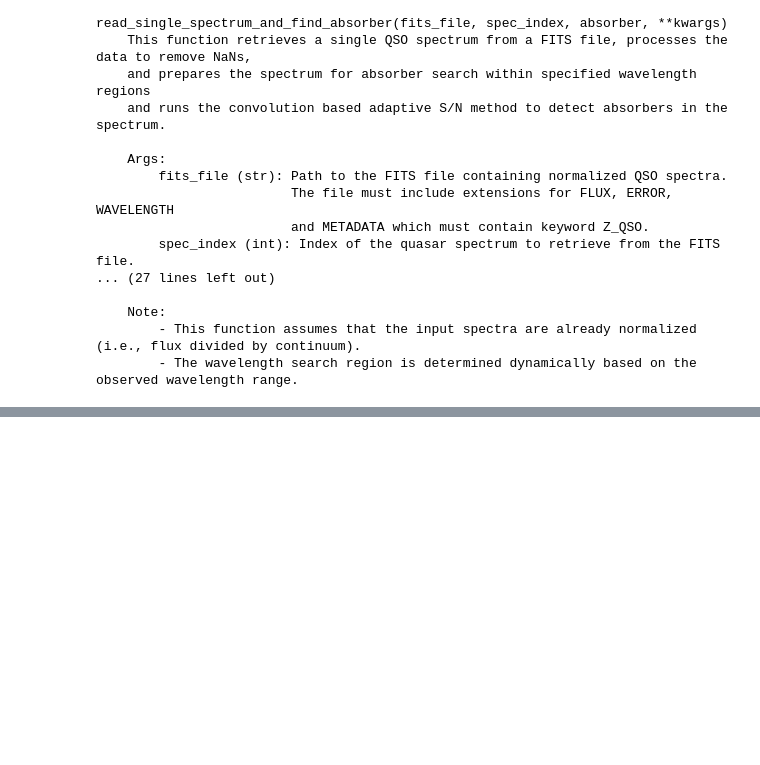
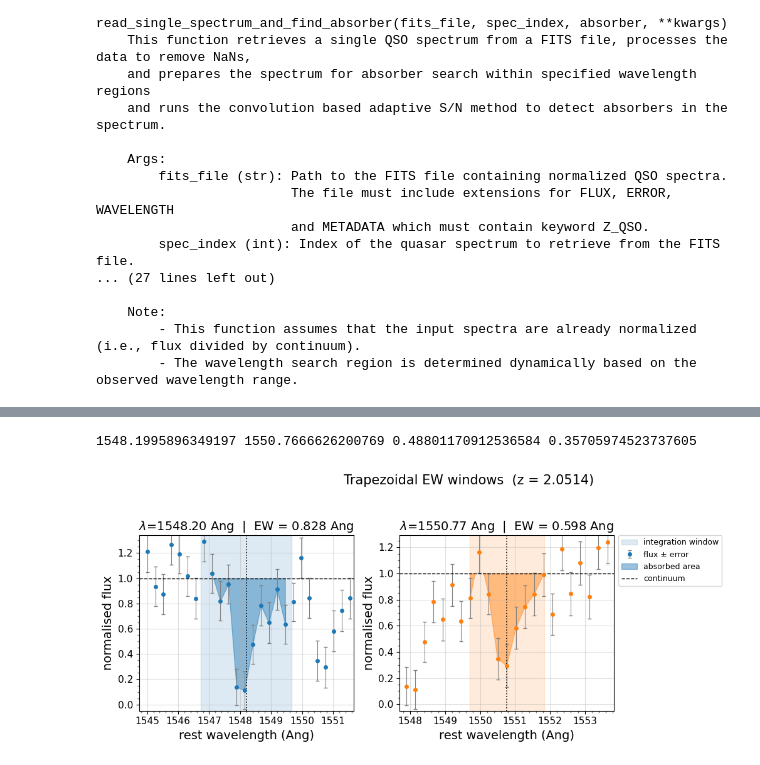
Before and after one commit to abhi0395/qsoabsfind, a Jupyter notebook: nb/desi_example.ipynb, the cells around one changed output, grey strips where cells are left out. Saved outputs shown, nothing was run; the diff lists cells and outputs as text; code cells hidden in the pictures; blank space fills up the shorter version.

```diff
--- a/nb/desi_example.ipynb
+++ b/nb/desi_example.ipynb
@@ -154,0 +186,20 @@ NameError: name 'civ_tab' is not defined
+# %%
+from qsoabsfind.utils import plot_trapezoidal_ew_windows
+
+z1 = zabs1["Z_ABS"][0]
+gauss_fit1 = zabs1["GAUSS_FIT"][0]
+line1_1, line2_1 = gauss_fit1[1], gauss_fit1[4]
+sigma1_1, sigma2_1 = gauss_fit1[2], gauss_fit1[5]
+
+print(line1_1, line2_1, sigma1_1, sigma2_1)
+
+
+plot_trapezoidal_ew_windows(
+    spectra1.wavelength, spectra1.flux, spectra1.error, z=z1,
+    line1=line1_1, line2=line2_1,
+    sigma1=sigma1_1, sigma2=sigma2_1,
+    n_sigma=3,
+)
+# %% [output]
+1548.1995896349197 1550.7666626200769 0.48801170912536584 0.35705974523737605
+[figure, added]
```
Also changed, not shown: parts of 9 cells of this notebook, 20 other files.
